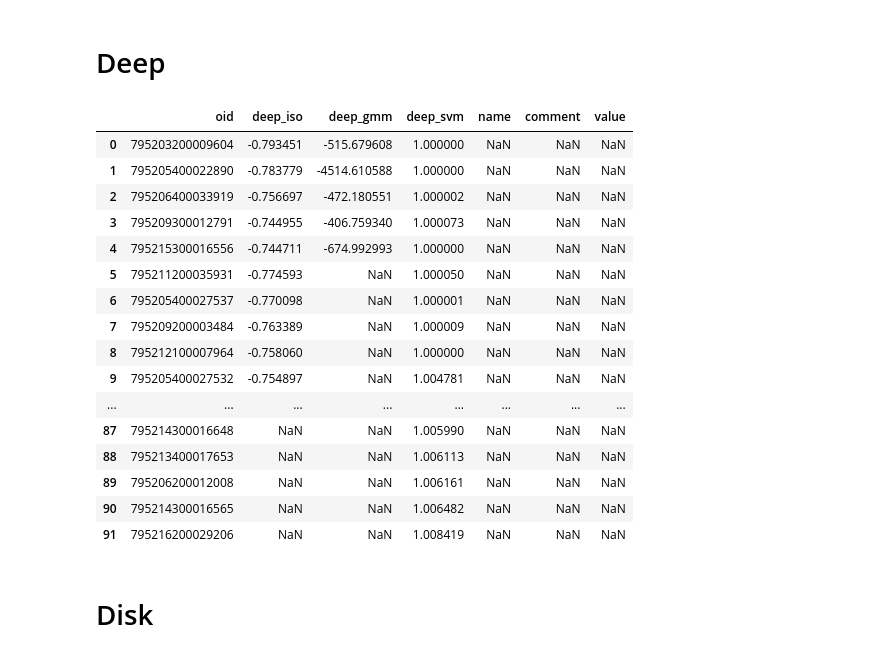
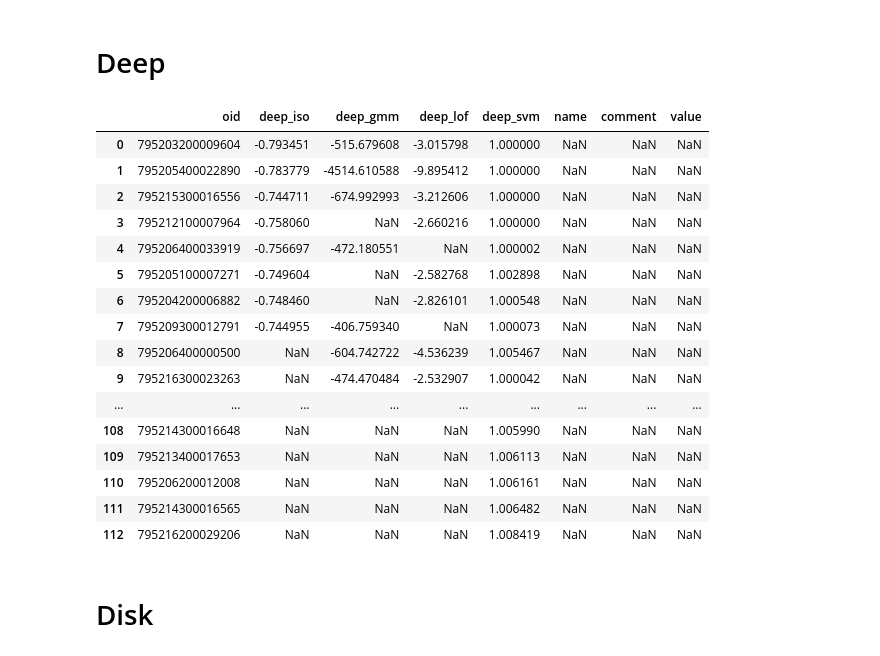
Before and after one commit to snad-space/zwad, a Jupyter notebook: notebooks/ad_analysis.ipynb, the cells around one changed output. Saved outputs shown, nothing was run; the diff lists cells and outputs as text; code cells hidden in the pictures.

Commit message:
Update ad_analysis nb with LOF for DEEP

```diff
--- a/notebooks/ad_analysis.ipynb
+++ b/notebooks/ad_analysis.ipynb
@@ -69,27 +69,27 @@ subtable
 # Deep
 # %%
 result_comparison(
-    ['deep_iso.csv', 'deep_gmm.csv', 'deep_svm.csv'],
+    ['deep_iso.csv', 'deep_gmm.csv', 'deep_lof.csv', 'deep_svm.csv'],
     'maria.csv'
 )
 # %% [output]
-|  | oid | deep_iso | deep_gmm | deep_svm | name | comment | value |
-| 0 | 795203200009604 | -0.793451 | -515.679608 | 1.000000 | NaN | NaN | NaN |
-| 1 | 795205400022890 | -0.783779 | -4514.610588 | 1.000000 | NaN | NaN | NaN |
-| 2 | 795206400033919 | -0.756697 | -472.180551 | 1.000002 | NaN | NaN | NaN |
-| 3 | 795209300012791 | -0.744955 | -406.759340 | 1.000073 | NaN | NaN | NaN |
-| 4 | 795215300016556 | -0.744711 | -674.992993 | 1.000000 | NaN | NaN | NaN |
-| 5 | 795211200035931 | -0.774593 | NaN | 1.000050 | NaN | NaN | NaN |
-| 6 | 795205400027537 | -0.770098 | NaN | 1.000001 | NaN | NaN | NaN |
-| 7 | 795209200003484 | -0.763389 | NaN | 1.000009 | NaN | NaN | NaN |
-| 8 | 795212100007964 | -0.758060 | NaN | 1.000000 | NaN | NaN | NaN |
-| 9 | 795205400027532 | -0.754897 | NaN | 1.004781 | NaN | NaN | NaN |
-| ... | ... | ... | ... | ... | ... | ... | ... |
-| 87 | 795214300016648 | NaN | NaN | 1.005990 | NaN | NaN | NaN |
-| 88 | 795213400017653 | NaN | NaN | 1.006113 | NaN | NaN | NaN |
-| 89 | 795206200012008 | NaN | NaN | 1.006161 | NaN | NaN | NaN |
-| 90 | 795214300016565 | NaN | NaN | 1.006482 | NaN | NaN | NaN |
-| 91 | 795216200029206 | NaN | NaN | 1.008419 | NaN | NaN | NaN |
+|  | oid | deep_iso | deep_gmm | deep_lof | deep_svm | name | comment | value |
+| 0 | 795203200009604 | -0.793451 | -515.679608 | -3.015798 | 1.000000 | NaN | NaN | NaN |
+| 1 | 795205400022890 | -0.783779 | -4514.610588 | -9.895412 | 1.000000 | NaN | NaN | NaN |
+| 2 | 795215300016556 | -0.744711 | -674.992993 | -3.212606 | 1.000000 | NaN | NaN | NaN |
+| 3 | 795212100007964 | -0.758060 | NaN | -2.660216 | 1.000000 | NaN | NaN | NaN |
+| 4 | 795206400033919 | -0.756697 | -472.180551 | NaN | 1.000002 | NaN | NaN | NaN |
+| 5 | 795205100007271 | -0.749604 | NaN | -2.582768 | 1.002898 | NaN | NaN | NaN |
+| 6 | 795204200006882 | -0.748460 | NaN | -2.826101 | 1.000548 | NaN | NaN | NaN |
+| 7 | 795209300012791 | -0.744955 | -406.759340 | NaN | 1.000073 | NaN | NaN | NaN |
+| 8 | 795206400000500 | NaN | -604.742722 | -4.536239 | 1.005467 | NaN | NaN | NaN |
+| 9 | 795216300023263 | NaN | -474.470484 | -2.532907 | 1.000042 | NaN | NaN | NaN |
+| ... | ... | ... | ... | ... | ... | ... | ... | ... |
+| 108 | 795214300016648 | NaN | NaN | NaN | 1.005990 | NaN | NaN | NaN |
+| 109 | 795213400017653 | NaN | NaN | NaN | 1.006113 | NaN | NaN | NaN |
+| 110 | 795206200012008 | NaN | NaN | NaN | 1.006161 | NaN | NaN | NaN |
+| 111 | 795214300016565 | NaN | NaN | NaN | 1.006482 | NaN | NaN | NaN |
+| 112 | 795216200029206 | NaN | NaN | NaN | 1.008419 | NaN | NaN | NaN |
 # %% [markdown]
 # Disk
 # %%
```
